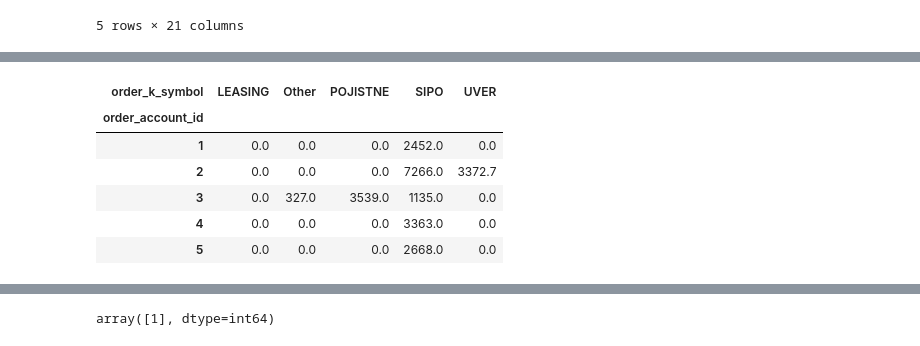
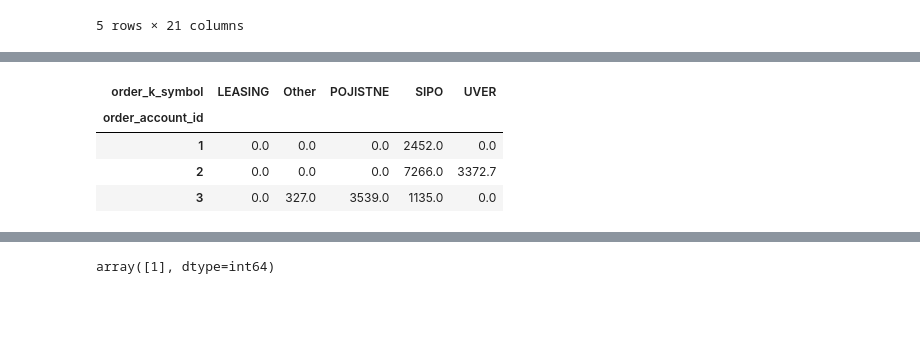
Before and after one commit to vinayrajagopalan7891/Descriptive-Analysis-Berka, a Jupyter notebook: Data.ipynb, the cells around one changed output, grey strips where cells are left out. Drawn from its saved outputs; the diff is of its cells as text; code cells hidden in the pictures; blank space fills up the shorter version.

```diff
--- a/Data.ipynb
+++ b/Data.ipynb
@@ -253,11 +369,9 @@ order_freq1.head()
 # %%
-order_ksymbol_freq.head()
+order_ksymbol_freq.head(3)
 # %% [output]
 | order_k_symbol | LEASING | Other | POJISTNE | SIPO | UVER |
 | order_account_id |  |  |  |  |  |
 | 1 | 0.0 | 0.0 | 0.0 | 2452.0 | 0.0 |
 | 2 | 0.0 | 0.0 | 0.0 | 7266.0 | 3372.7 |
 | 3 | 0.0 | 327.0 | 3539.0 | 1135.0 | 0.0 |
-| 4 | 0.0 | 0.0 | 0.0 | 3363.0 | 0.0 |
-| 5 | 0.0 | 0.0 | 0.0 | 2668.0 | 0.0 |
 # %%
```
Also changed, not shown: parts of 86 cells of this notebook.
